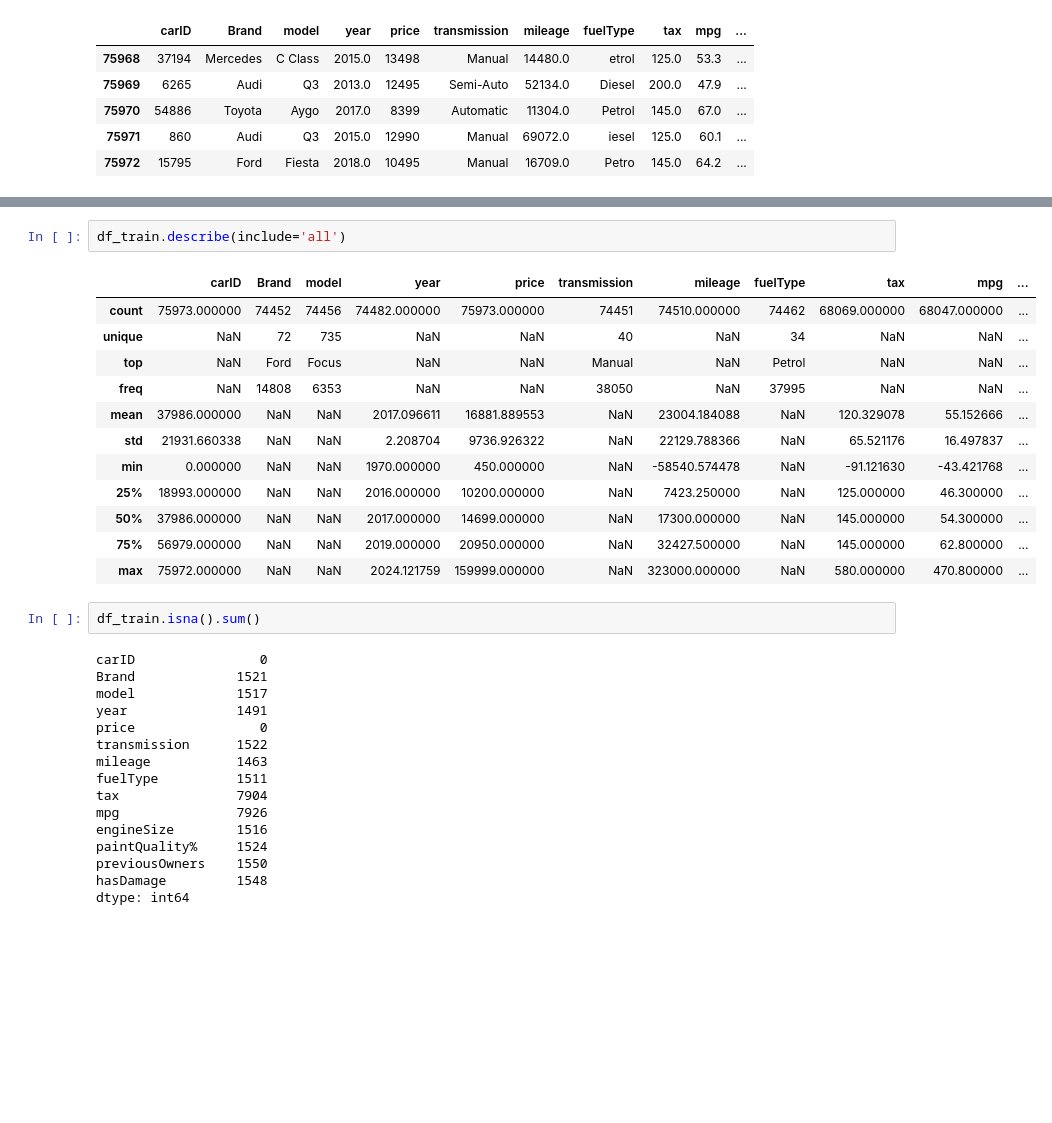
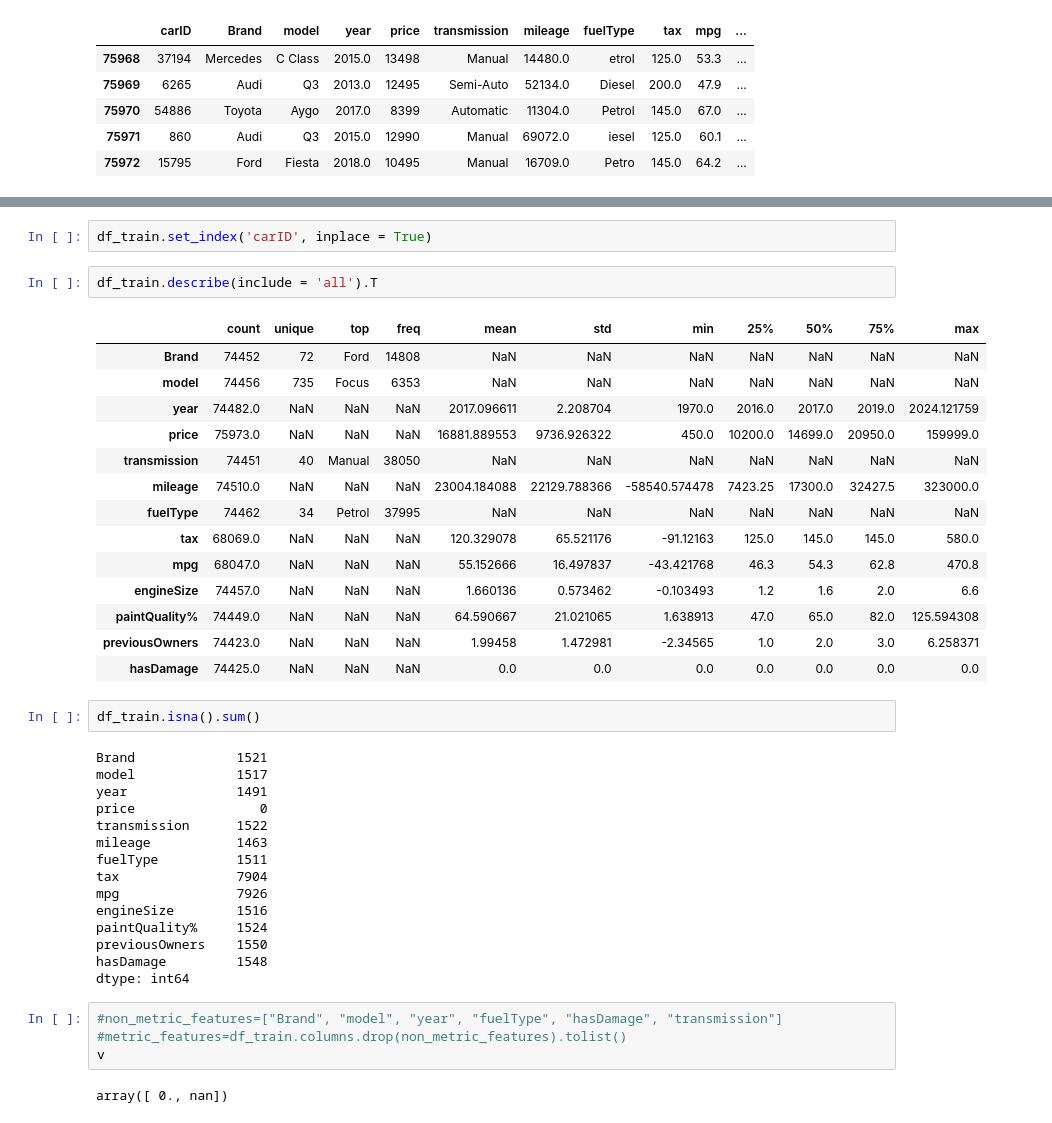
Before and after one commit to Filipesteves974/Machine-Learning-project, a Jupyter notebook: preprocessingmiguel.ipynb, the cells around one changed output, grey strips where cells are left out. Drawn from its saved outputs; the diff is of its cells as text; blank space fills up the shorter version.

```diff
--- a/preprocessingmiguel.ipynb
+++ b/preprocessingmiguel.ipynb
@@ -52,25 +79,28 @@ Data columns (total 14 columns):
  13  hasDamage       74425 non-null  float64
 dtypes: float64(8), int64(2), object(4)
 memory usage: 8.1+ MB
+# %%
+df_train.set_index('carID', inplace = True)
 # %%
-df_train.describe(include='all')
+df_train.describe(include = 'all').T
 # %% [output]
-|  | carID | Brand | model | year | price | transmission | mileage | fuelType | tax | mpg | ... |
-| count | 75973.000000 | 74452 | 74456 | 74482.000000 | 75973.000000 | 74451 | 74510.000000 | 74462 | 68069.000000 | 68047.000000 | ... |
-| unique | NaN | 72 | 735 | NaN | NaN | 40 | NaN | 34 | NaN | NaN | ... |
-| top | NaN | Ford | Focus | NaN | NaN | Manual | NaN | Petrol | NaN | NaN | ... |
-| freq | NaN | 14808 | 6353 | NaN | NaN | 38050 | NaN | 37995 | NaN | NaN | ... |
-| mean | 37986.000000 | NaN | NaN | 2017.096611 | 16881.889553 | NaN | 23004.184088 | NaN | 120.329078 | 55.152666 | ... |
-| std | 21931.660338 | NaN | NaN | 2.208704 | 9736.926322 | NaN | 22129.788366 | NaN | 65.521176 | 16.497837 | ... |
-| min | 0.000000 | NaN | NaN | 1970.000000 | 450.000000 | NaN | -58540.574478 | NaN | -91.121630 | -43.421768 | ... |
-| 25% | 18993.000000 | NaN | NaN | 2016.000000 | 10200.000000 | NaN | 7423.250000 | NaN | 125.000000 | 46.300000 | ... |
-| 50% | 37986.000000 | NaN | NaN | 2017.000000 | 14699.000000 | NaN | 17300.000000 | NaN | 145.000000 | 54.300000 | ... |
-| 75% | 56979.000000 | NaN | NaN | 2019.000000 | 20950.000000 | NaN | 32427.500000 | NaN | 145.000000 | 62.800000 | ... |
-| max | 75972.000000 | NaN | NaN | 2024.121759 | 159999.000000 | NaN | 323000.000000 | NaN | 580.000000 | 470.800000 | ... |
+|  | count | unique | top | freq | mean | std | min | 25% | 50% | 75% | max |
+| Brand | 74452 | 72 | Ford | 14808 | NaN | NaN | NaN | NaN | NaN | NaN | NaN |
+| model | 74456 | 735 | Focus | 6353 | NaN | NaN | NaN | NaN | NaN | NaN | NaN |
+| year | 74482.0 | NaN | NaN | NaN | 2017.096611 | 2.208704 | 1970.0 | 2016.0 | 2017.0 | 2019.0 | 2024.121759 |
+| price | 75973.0 | NaN | NaN | NaN | 16881.889553 | 9736.926322 | 450.0 | 10200.0 | 14699.0 | 20950.0 | 159999.0 |
+| transmission | 74451 | 40 | Manual | 38050 | NaN | NaN | NaN | NaN | NaN | NaN | NaN |
+| mileage | 74510.0 | NaN | NaN | NaN | 23004.184088 | 22129.788366 | -58540.574478 | 7423.25 | 17300.0 | 32427.5 | 323000.0 |
+| fuelType | 74462 | 34 | Petrol | 37995 | NaN | NaN | NaN | NaN | NaN | NaN | NaN |
+| tax | 68069.0 | NaN | NaN | NaN | 120.329078 | 65.521176 | -91.12163 | 125.0 | 145.0 | 145.0 | 580.0 |
+| mpg | 68047.0 | NaN | NaN | NaN | 55.152666 | 16.497837 | -43.421768 | 46.3 | 54.3 | 62.8 | 470.8 |
+| engineSize | 74457.0 | NaN | NaN | NaN | 1.660136 | 0.573462 | -0.103493 | 1.2 | 1.6 | 2.0 | 6.6 |
+| paintQuality% | 74449.0 | NaN | NaN | NaN | 64.590667 | 21.021065 | 1.638913 | 47.0 | 65.0 | 82.0 | 125.594308 |
+| previousOwners | 74423.0 | NaN | NaN | NaN | 1.99458 | 1.472981 | -2.34565 | 1.0 | 2.0 | 3.0 | 6.258371 |
+| hasDamage | 74425.0 | NaN | NaN | NaN | 0.0 | 0.0 | 0.0 | 0.0 | 0.0 | 0.0 | 0.0 |
 # %%
 df_train.isna().sum()
 # %% [output]
-carID                0
 Brand             1521
 model             1517
 year              1491
@@ -85,4 +115,10 @@ paintQuality%     1524
 previousOwners    1550
 hasDamage         1548
 dtype: int64
+# %%
+#non_metric_features=["Brand", "model", "year", "fuelType", "hasDamage", "transmission"]
+#metric_features=df_train.columns.drop(non_metric_features).tolist()
+v
+# %% [output]
+array([ 0., nan])
 # %%
```
Also changed, not shown: parts of 5 cells of this notebook.
